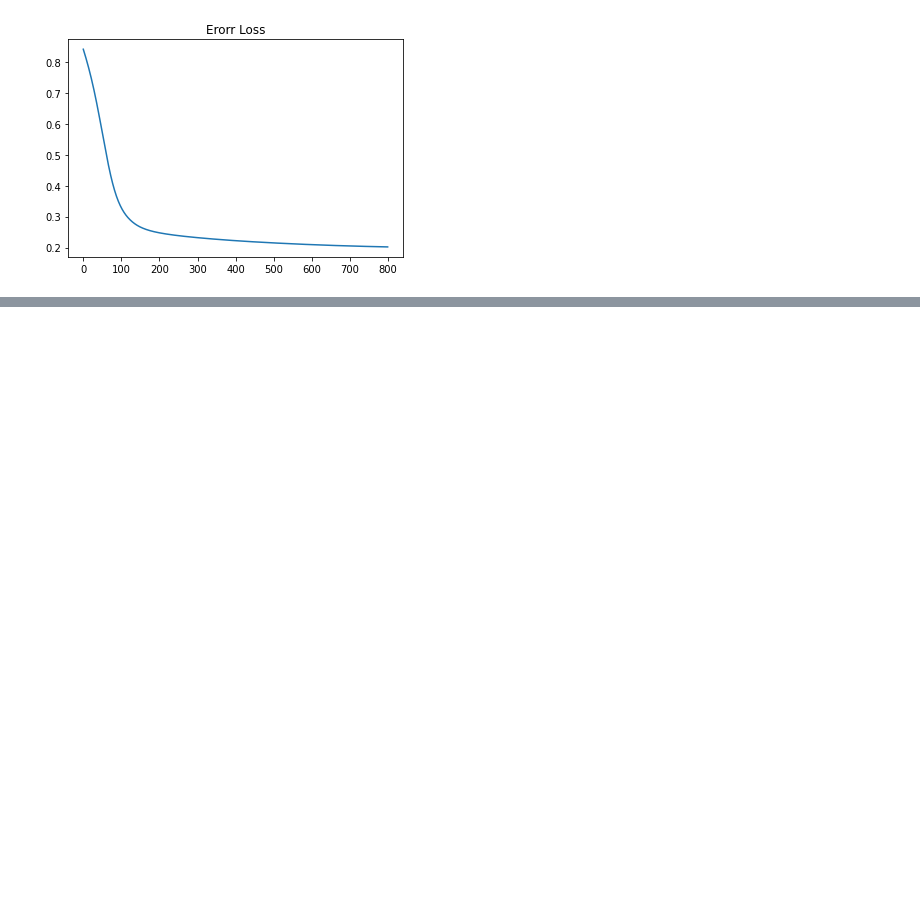
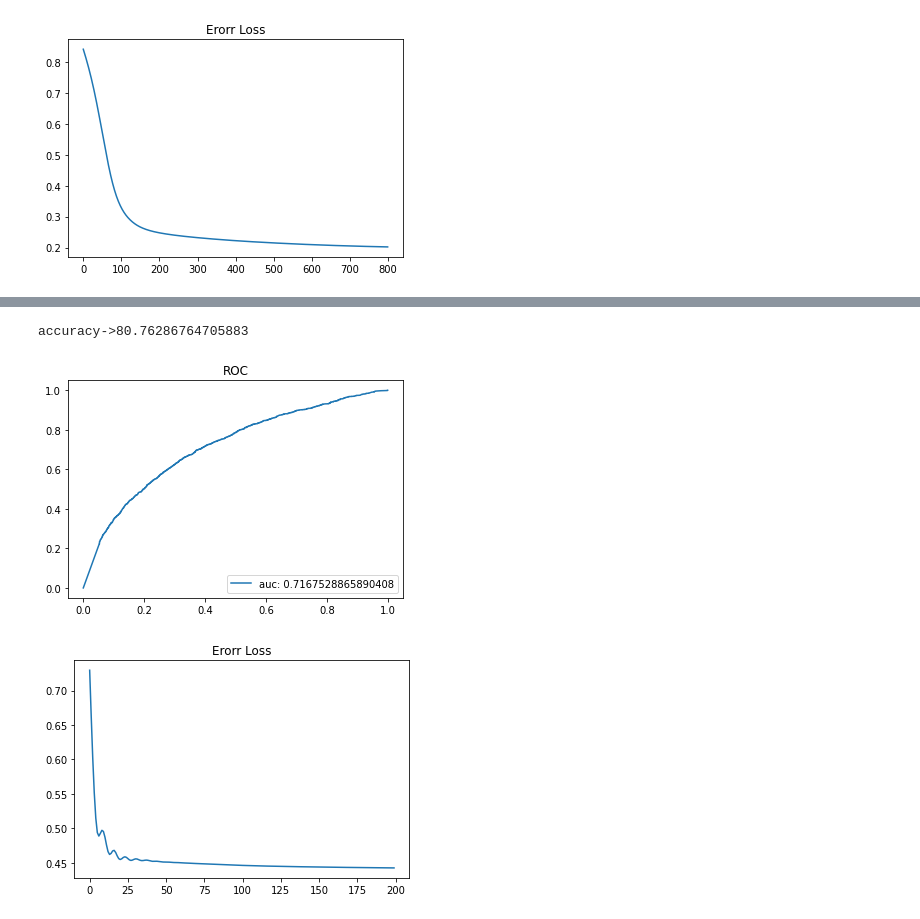
Before and after one commit to abhishekshakya/BPSO-and-ANN-for-sofware-fault-predicition, a Jupyter notebook: internPSO_ANN.ipynb, the cells around one changed output, grey strips where cells are left out. Saved outputs shown, nothing was run; the diff lists cells and outputs as text; code cells hidden in the pictures; blank space fills up the shorter version.

```diff
--- a/internPSO_ANN.ipynb
+++ b/internPSO_ANN.ipynb
@@ -411,0 +454,6 @@ accuracy->92.44485294117646
+# %%
+get_ANN(df_jm1,4,2,0.06,200,"JM1")
+# %% [output]
+accuracy->80.76286764705883
+[figure, added]
+[figure, added]
```
Also changed, not shown: parts of 16 cells of this notebook.
